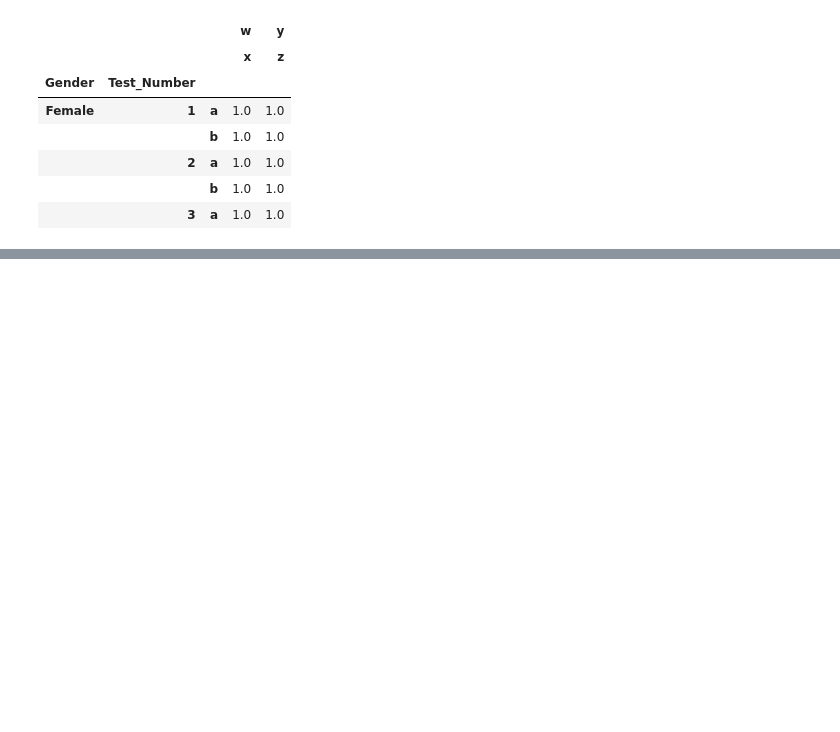
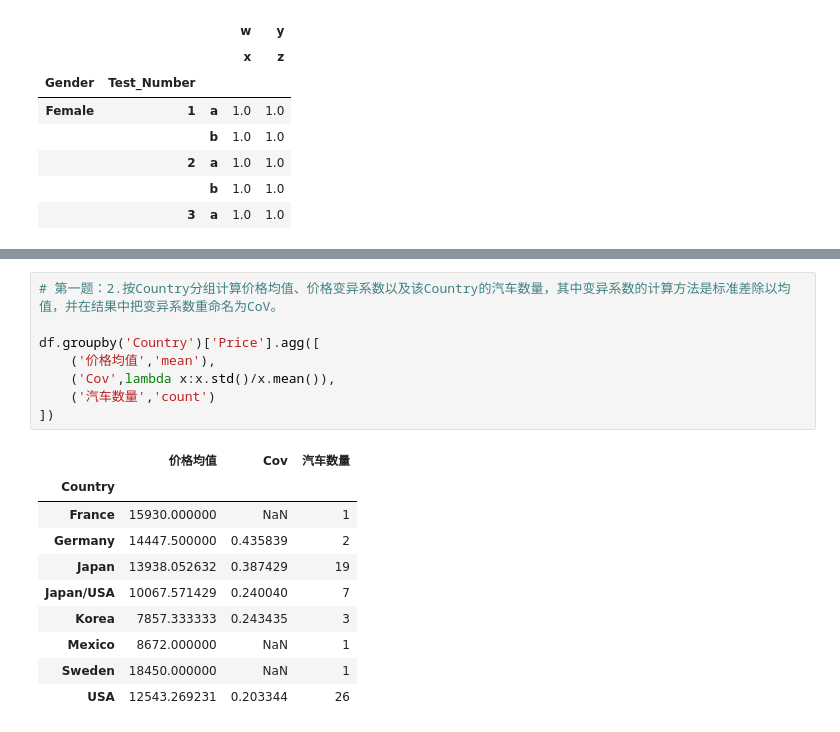
Before and after one commit to jefferyhe2025/python_learning, a Jupyter notebook: pandas/pandas_group.ipynb, the cells around one changed output, grey strips where cells are left out. Cells and saved outputs as stored; diff of their text form; blank space fills up the shorter version.

```diff
--- a/pandas/pandas_group.ipynb
+++ b/pandas/pandas_group.ipynb
@@ -355,0 +412,19 @@ gb2.apply(lambda x:temp_df).head()
+# %%
+# 第一题：2.按Country分组计算价格均值、价格变异系数以及该Country的汽车数量，其中变异系数的计算方法是标准差除以均值，并在结果中把变异系数重命名为CoV。
+
+df.groupby('Country')['Price'].agg([
+    ('价格均值','mean'),
+    ('Cov',lambda x:x.std()/x.mean()),
+    ('汽车数量','count')
+])
+# %% [output]
+|  | 价格均值 | Cov | 汽车数量 |
+| Country |  |  |  |
+| France | 15930.000000 | NaN | 1 |
+| Germany | 14447.500000 | 0.435839 | 2 |
+| Japan | 13938.052632 | 0.387429 | 19 |
+| Japan/USA | 10067.571429 | 0.240040 | 7 |
+| Korea | 7857.333333 | 0.243435 | 3 |
+| Mexico | 8672.000000 | NaN | 1 |
+| Sweden | 18450.000000 | NaN | 1 |
+| USA | 12543.269231 | 0.203344 | 26 |
```
Also changed, not shown: parts of 12 cells of this notebook.
